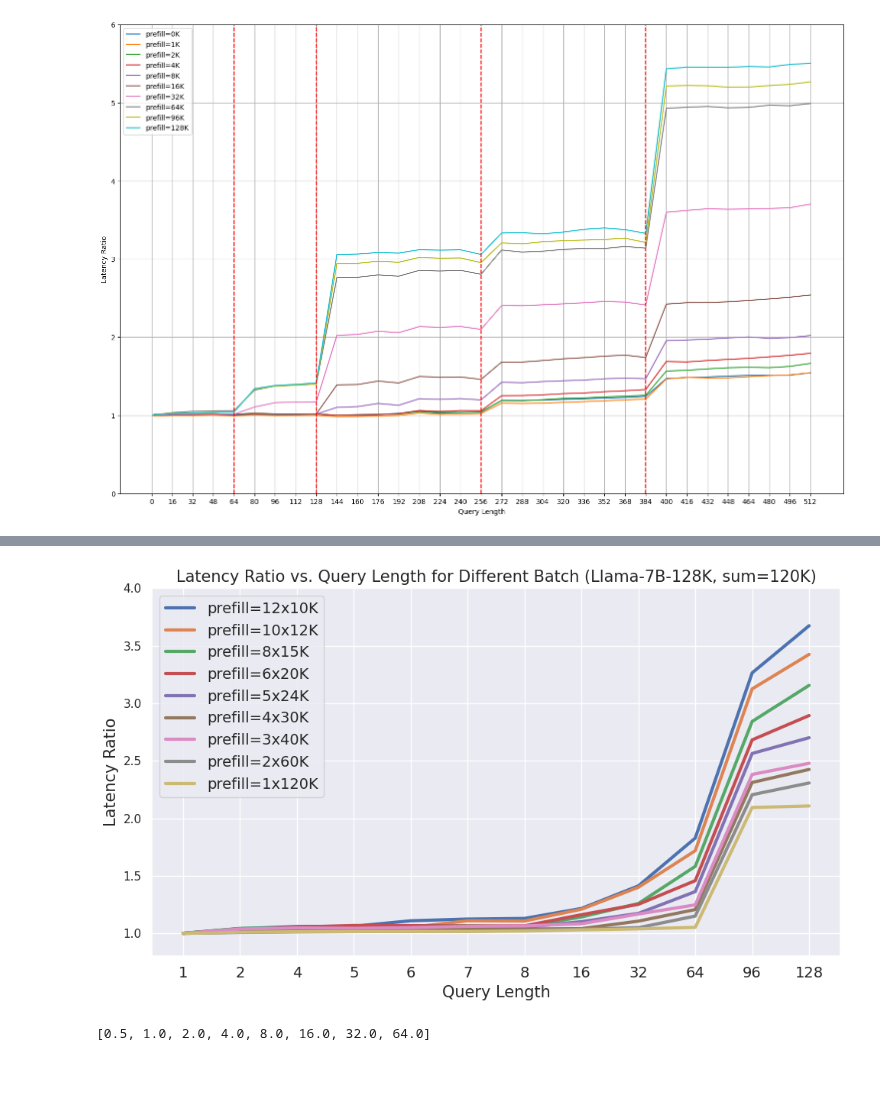
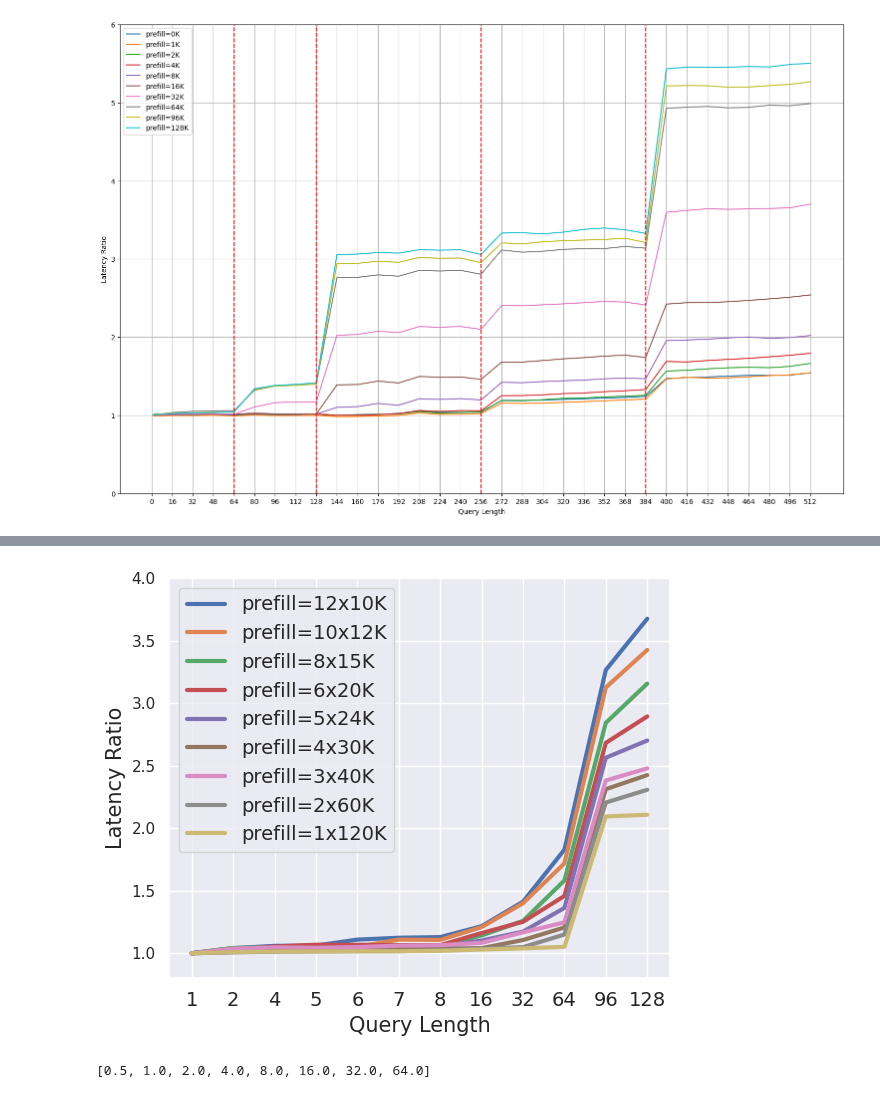
Before and after one commit to ranonrkm/TriForce-legacy, a Jupyter notebook: apps/test_flash_attn.ipynb, the cells around one changed output, grey strips where cells are left out. Drawn from its saved outputs; the diff is of its cells as text; code cells hidden in the pictures; blank space fills up the shorter version.

```diff
--- a/apps/test_flash_attn.ipynb
+++ b/apps/test_flash_attn.ipynb
@@ -312,7 +273,7 @@ def plot_turning_point(file_path):
 
     y = [df[df['prefill'] == prefill]['latency'].tolist() for prefill in prefill_list]
 
-    plt.figure(figsize=(10,6))
+    plt.figure(figsize=(6,5))
     plt.grid()
 
     k=0
@@ -333,11 +294,12 @@ def plot_turning_point(file_path):
     plt.xlabel('Query Length', fontsize=15)
     plt.ylabel('Latency Ratio', fontsize=15)
     plt.xticks(fontsize=14)
-    plt.title('Latency Ratio vs. Query Length for Different Prefill Length (Llama-7B-128K, bsz=1)', fontsize=15)
+    # plt.title('Latency Ratio vs. Query Length for Different Prefill Length (Llama-7B-128K, bsz=1)', fontsize=15)
     # adjust dpi
     plt.tight_layout()
+    plt.xticks([0,64, 128, 196, 256, 320, 384,448, 512])
     plt.savefig('Turning_point.png', dpi=300)
 
-file_path = '/var/cr06_data/beidic/LongContextInfer/benchmark/report/Turning_point.csv'
+file_path = '../benchmark/report/Turning_point.csv'
 plot_turning_point(file_path)
 # %% [output]
@@ -349,38 +311,38 @@ def plot_turning_point(file_path):
 
     prefill_list = sorted(df['prefill'].unique().tolist())
     prefill_list = prefill_list[1:]
     len_list = sorted(df['len'].unique().tolist())
 
     y = [df[df['prefill'] == prefill]['latency'].tolist() for prefill in prefill_list]
 
-    plt.figure(figsize=(10,6))
+    plt.figure(figsize=(6,5))
     plt.grid()
 
     k=0
     for i in y:
         plt.plot([str(x) for x in len_list],[m / i[0] for m in i], label=f'prefill={int(120*1024/prefill_list[k])}x{str(int(prefill_list[k]/1024))}K', linewidth=3)
         k+=1
 
     plt.ylim(0.8,4)
     # draw a vertical line at x = 128
     # plt.axvline(x=64, color='r', linestyle='--')
     # plt.axvline(x=128, color='r', linestyle='--')
     plt.legend(fontsize=14, loc='upper left')
     plt.grid()
     # xticks: step size 16
     # plt.xticks(np.arange(0, 128+16, 16))
     plt.xlabel('Query Length', fontsize=15)
     plt.ylabel('Latency Ratio', fontsize=15)
     plt.xticks(fontsize=14)
-    plt.title('Latency Ratio vs. Query Length for Different Batch (Llama-7B-128K, sum=120K)', fontsize=15)
+    # plt.title('Latency Ratio vs. Query Length for Different Batch (Llama-7B-128K, sum=120K)', fontsize=15)
     # adjust dpi
     plt.tight_layout()
-    plt.savefig('Turning_point.png', dpi=300)
+    plt.savefig('Turning_point_bsz.png', dpi=300)
 
-file_path = '/var/cr06_data/beidic/LongContextInfer/benchmark/report/Turning_point_2.csv'
+file_path = '../benchmark/report/Turning_point_2.csv'
 plot_turning_point(file_path)
 # %% [output]
-[figure, old version]
+[figure, new version]
 # %%
 y_list
 # %% [output]
```
Also changed, not shown: parts of 13 cells of this notebook, 16 other files.
